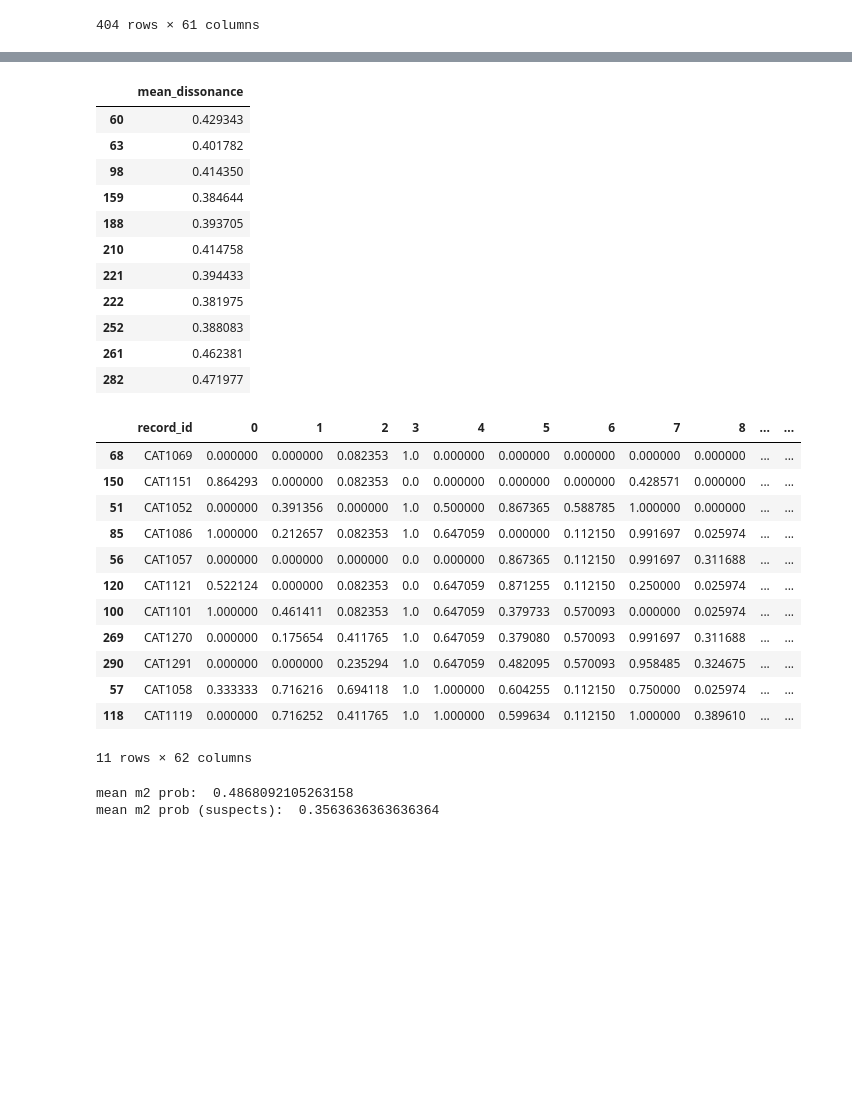
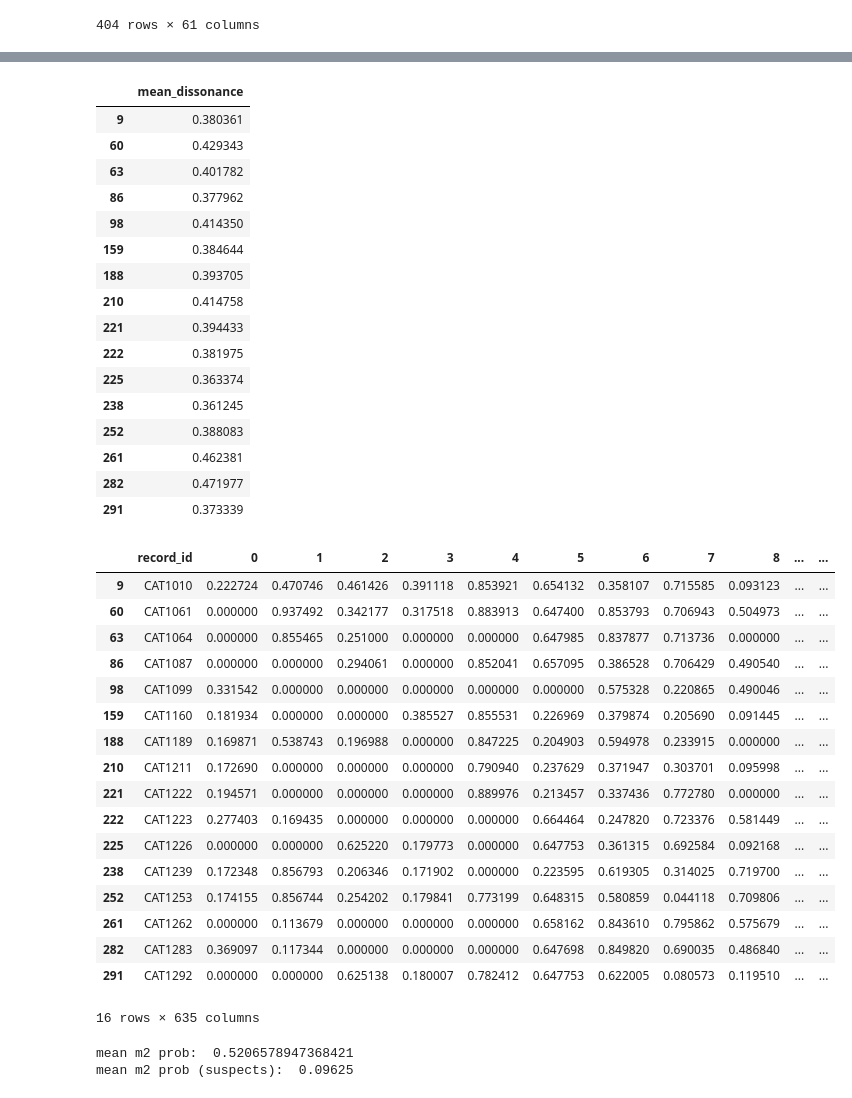
Before and after one commit to zeroknowledgediscovery/truthnet, a Jupyter notebook: notebooks/suspect-comparison.ipynb, the cells around one changed output, grey strips where cells are left out. Cells and saved outputs as stored; diff of their text form; code cells hidden in the pictures; blank space fills up the shorter version.

Commit message:
suspect comparison

```diff
--- a/notebooks/suspect-comparison.ipynb
+++ b/notebooks/suspect-comparison.ipynb
@@ -86,7 +216,7 @@ _diss_dataset(diss[0], questions_asked, groups=groups)
 # %%
 groups = ["qsampled", "m2"]
 
-questions_asked = 20
+questions_asked = 211
 data = _diss_dataset(diss[0], questions_asked, groups=groups)
 X_train, X_test, y_train, y_test = train_test_split(
     data.drop("y", axis="columns"), data["y"], test_size=0.33
@@ -119,4 +249,22 @@ r = RocCurveDisplay.from_estimator(
     ax=ax,
     name=questions_asked,
 )
+
+actual_data = _diss_dataset(diss[0], questions_asked, groups=["actual"])
+
+pred = pd.Series(classifier.predict(actual_data.drop(["y"], axis="columns"))).replace(
+    {0: "baseline", 1: groups[1]}
+)
+
+pred_prob = pd.Series(
+    classifier.predict_proba(actual_data.drop(["y"], axis="columns"))[:, 1],
+    name=f"prob_{groups[1]}",
+)
+
+m2_prob = (
+    pd.concat([actual_data.drop(["y"], axis="columns"), pred_prob], axis="columns")
+    .set_index(pd.read_csv("data/ptsd/PTSD_cognet_test.csv")["record_id"])
+    .reset_index()
+    # .sort_values(by="prob_m2", ascending=False)
+)
 # %% [output]
@@ -142,58 +272,52 @@ actual_data = _diss_dataset(diss[0], questions_asked, groups=["actual"])
-# %%
-pred = pd.Series(classifier.predict(actual_data.drop(["y"], axis="columns"))).replace(
-    {0: "baseline", 1: "malinger"}
-)
-
-pred_prob = pd.Series(
-    classifier.predict_proba(actual_data.drop(["y"], axis="columns"))[:, 1],
-    name="prob_m2",
-)
-
-m2_prob = (
-    pd.concat([actual_data.drop(["y"], axis="columns"), pred_prob], axis="columns")
-    .set_index(pd.read_csv("data/ptsd/PTSD_cognet_test.csv")["record_id"])
-    .reset_index()
-    .sort_values(by="prob_m2", ascending=False)
-)
 # %%
 i = 0
-alpha = 0.1
+alpha = 0.01
 
 suspects = pd.read_csv(
     f"disson_ptsd/core/disson_ptsd_core_with_actual_random_order_suspects_{i}__{alpha}.csv",
     index_col=0,
 )
 display(suspects)
 
 display(m2_prob.iloc[suspects.index, :])
 
-print("mean m2 prob: ", m2_prob["prob_m2"].mean())
-print("mean m2 prob (suspects): ", m2_prob.iloc[suspects.index, -1].mean())
+print(f"mean {groups[1]} prob: ", m2_prob[f"prob_{groups[1]}"].mean())
+print(f"mean {groups[1]} prob (suspects): ", m2_prob.iloc[suspects.index, -1].mean())
 # %% [output]
 |  | mean_dissonance |
+| 9 | 0.380361 |
 | 60 | 0.429343 |
 | 63 | 0.401782 |
+| 86 | 0.377962 |
 | 98 | 0.414350 |
 | 159 | 0.384644 |
 | 188 | 0.393705 |
 | 210 | 0.414758 |
 | 221 | 0.394433 |
 | 222 | 0.381975 |
+| 225 | 0.363374 |
+| 238 | 0.361245 |
 | 252 | 0.388083 |
 | 261 | 0.462381 |
 | 282 | 0.471977 |
+| 291 | 0.373339 |
 |  | record_id | 0 | 1 | 2 | 3 | 4 | 5 | 6 | 7 | 8 | ... | ... |
-| 68 | CAT1069 | 0.000000 | 0.000000 | 0.082353 | 1.0 | 0.000000 | 0.000000 | 0.000000 | 0.000000 | 0.000000 | ... | ... |
-| 150 | CAT1151 | 0.864293 | 0.000000 | 0.082353 | 0.0 | 0.000000 | 0.000000 | 0.000000 | 0.428571 | 0.000000 | ... | ... |
-| 51 | CAT1052 | 0.000000 | 0.391356 | 0.000000 | 1.0 | 0.500000 | 0.867365 | 0.588785 | 1.000000 | 0.000000 | ... | ... |
-| 85 | CAT1086 | 1.000000 | 0.212657 | 0.082353 | 1.0 | 0.647059 | 0.000000 | 0.112150 | 0.991697 | 0.025974 | ... | ... |
-| 56 | CAT1057 | 0.000000 | 0.000000 | 0.000000 | 0.0 | 0.000000 | 0.867365 | 0.112150 | 0.991697 | 0.311688 | ... | ... |
-| 120 | CAT1121 | 0.522124 | 0.000000 | 0.082353 | 0.0 | 0.647059 | 0.871255 | 0.112150 | 0.250000 | 0.025974 | ... | ... |
-| 100 | CAT1101 | 1.000000 | 0.461411 | 0.082353 | 1.0 | 0.647059 | 0.379733 | 0.570093 | 0.000000 | 0.025974 | ... | ... |
-| 269 | CAT1270 | 0.000000 | 0.175654 | 0.411765 | 1.0 | 0.647059 | 0.379080 | 0.570093 | 0.991697 | 0.311688 | ... | ... |
-| 290 | CAT1291 | 0.000000 | 0.000000 | 0.235294 | 1.0 | 0.647059 | 0.482095 | 0.570093 | 0.958485 | 0.324675 | ... | ... |
-| 57 | CAT1058 | 0.333333 | 0.716216 | 0.694118 | 1.0 | 1.000000 | 0.604255 | 0.112150 | 0.750000 | 0.025974 | ... | ... |
-| 118 | CAT1119 | 0.000000 | 0.716252 | 0.411765 | 1.0 | 1.000000 | 0.599634 | 0.112150 | 1.000000 | 0.389610 | ... | ... |
+| 9 | CAT1010 | 0.222724 | 0.470746 | 0.461426 | 0.391118 | 0.853921 | 0.654132 | 0.358107 | 0.715585 | 0.093123 | ... | ... |
+| 60 | CAT1061 | 0.000000 | 0.937492 | 0.342177 | 0.317518 | 0.883913 | 0.647400 | 0.853793 | 0.706943 | 0.504973 | ... | ... |
+| 63 | CAT1064 | 0.000000 | 0.855465 | 0.251000 | 0.000000 | 0.000000 | 0.647985 | 0.837877 | 0.713736 | 0.000000 | ... | ... |
+| 86 | CAT1087 | 0.000000 | 0.000000 | 0.294061 | 0.000000 | 0.852041 | 0.657095 | 0.386528 | 0.706429 | 0.490540 | ... | ... |
+| 98 | CAT1099 | 0.331542 | 0.000000 | 0.000000 | 0.000000 | 0.000000 | 0.000000 | 0.575328 | 0.220865 | 0.490046 | ... | ... |
+| 159 | CAT1160 | 0.181934 | 0.000000 | 0.000000 | 0.385527 | 0.855531 | 0.226969 | 0.379874 | 0.205690 | 0.091445 | ... | ... |
+| 188 | CAT1189 | 0.169871 | 0.538743 | 0.196988 | 0.000000 | 0.847225 | 0.204903 | 0.594978 | 0.233915 | 0.000000 | ... | ... |
+| 210 | CAT1211 | 0.172690 | 0.000000 | 0.000000 | 0.000000 | 0.790940 | 0.237629 | 0.371947 | 0.303701 | 0.095998 | ... | ... |
+| 221 | CAT1222 | 0.194571 | 0.000000 | 0.000000 | 0.000000 | 0.889976 | 0.213457 | 0.337436 | 0.772780 | 0.000000 | ... | ... |
+| 222 | CAT1223 | 0.277403 | 0.169435 | 0.000000 | 0.000000 | 0.000000 | 0.664464 | 0.247820 | 0.723376 | 0.581449 | ... | ... |
+| 225 | CAT1226 | 0.000000 | 0.000000 | 0.625220 | 0.179773 | 0.000000 | 0.647753 | 0.361315 | 0.692584 | 0.092168 | ... | ... |
+| 238 | CAT1239 | 0.172348 | 0.856793 | 0.206346 | 0.171902 | 0.000000 | 0.223595 | 0.619305 | 0.314025 | 0.719700 | ... | ... |
+| 252 | CAT1253 | 0.174155 | 0.856744 | 0.254202 | 0.179841 | 0.773199 | 0.648315 | 0.580859 | 0.044118 | 0.709806 | ... | ... |
+| 261 | CAT1262 | 0.000000 | 0.113679 | 0.000000 | 0.000000 | 0.000000 | 0.658162 | 0.843610 | 0.795862 | 0.575679 | ... | ... |
+| 282 | CAT1283 | 0.369097 | 0.117344 | 0.000000 | 0.000000 | 0.000000 | 0.647698 | 0.849820 | 0.690035 | 0.486840 | ... | ... |
+| 291 | CAT1292 | 0.000000 | 0.000000 | 0.625138 | 0.180007 | 0.782412 | 0.647753 | 0.622005 | 0.080573 | 0.119510 | ... | ... |
-11 rows × 62 columns
+16 rows × 635 columns
-mean m2 prob:  0.4868092105263158
-mean m2 prob (suspects):  0.3563636363636364
+mean m2 prob:  0.5206578947368421
+mean m2 prob (suspects):  0.09625
```
Also changed, not shown: parts of 9 cells of this notebook.
